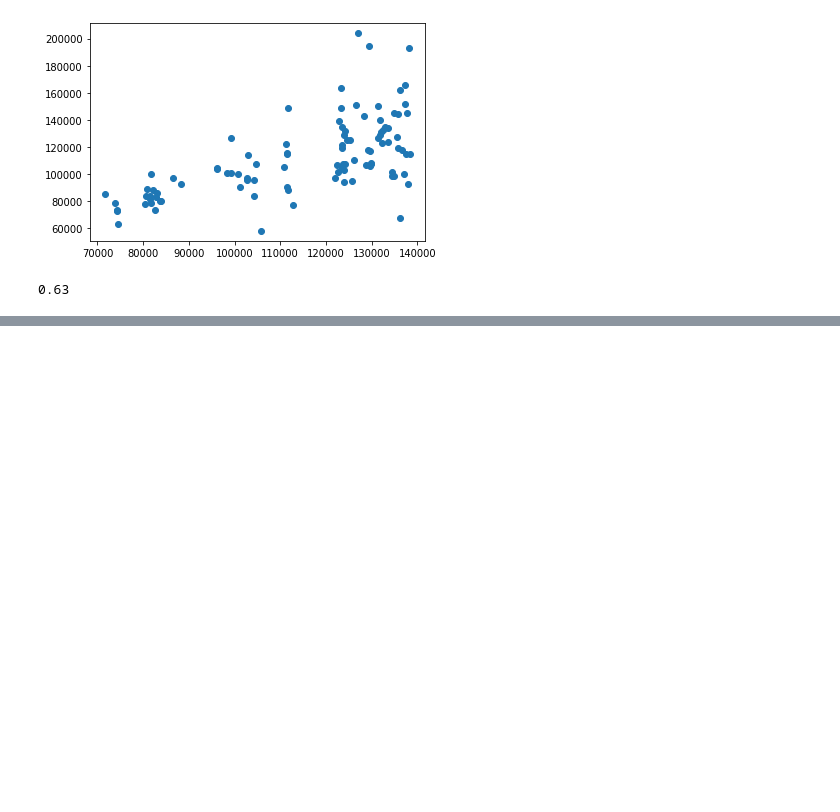
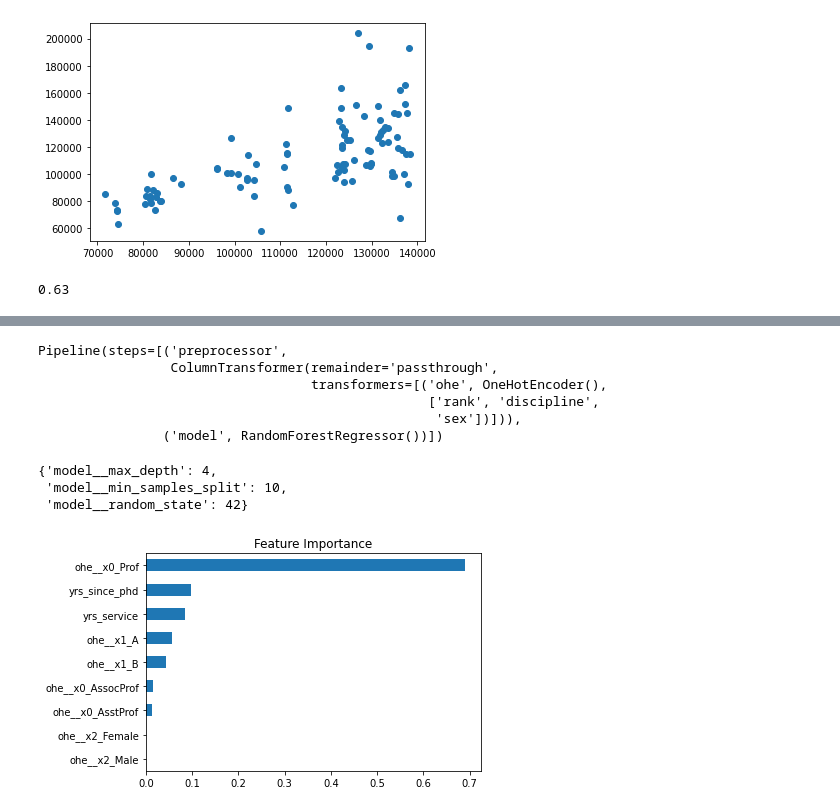
Before and after one commit to irtizak/salaries, a Jupyter notebook: Untitled.ipynb, the cells around one changed output, grey strips where cells are left out. Drawn from its saved outputs; the diff is of its cells as text; code cells hidden in the pictures; blank space fills up the shorter version.

Commit message:
Create model class

```diff
--- a/Untitled.ipynb
+++ b/Untitled.ipynb
@@ -326,6 +386,6 @@ parameters = {
 }
 # %%
 # Run grid search on ML pipeline
-cv = GridSearchCV(pipeline, param_grid=parameters)
+cv = GridSearchCV(pipeline, param_grid=parameters, cv=3)
 cv.fit(X_train, y_train)
 # %% [output]
@@ -348,6 +412,6 @@ cv.best_params_
 # %%
 # Show feature importances
-feature_importance = pd.Series(data = cv.best_estimator_['reg'].feature_importances_, index=preprocessor.get_feature_names()).sort_values()
+feature_importance = pd.Series(data = cv.best_estimator_['model'].feature_importances_, index=preprocessor.get_feature_names()).sort_values()
 feature_importance.plot(kind='barh')
 # %% [output]
 <AxesSubplot:>
@@ -368,0 +546,2 @@ round(np.corrcoef(preds, y_test)[0][1], 2)
+# %%
+rgr = ModelContainer(df, model_type = 'regression')
@@ -368,0 +583,21 @@ round(np.corrcoef(preds, y_test)[0][1], 2)
+# %%
+rgr.pipeline
+# %% [output]
+Pipeline(steps=[('preprocessor',
+                 ColumnTransformer(remainder='passthrough',
+                                   transformers=[('ohe', OneHotEncoder(),
+                                                  ['rank', 'discipline',
+                                                   'sex'])])),
+                ('model', RandomForestRegressor())])
+# %%
+rgr.train_model()
+# %%
+rgr.model.best_params_
+# %% [output]
+{'model__max_depth': 4,
+ 'model__min_samples_split': 10,
+ 'model__random_state': 42}
+# %%
+rgr.plot_feature_importance()
+# %% [output]
+[figure, added]
```
Also changed, not shown: parts of 29 cells of this notebook, 3 other files.
